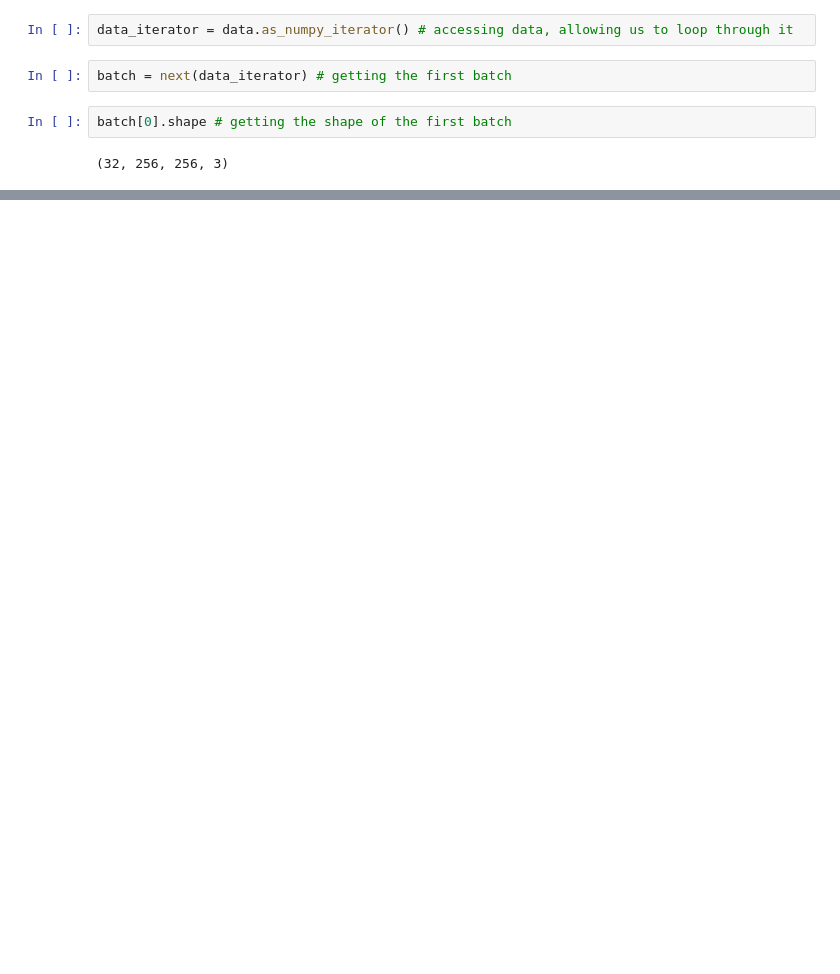
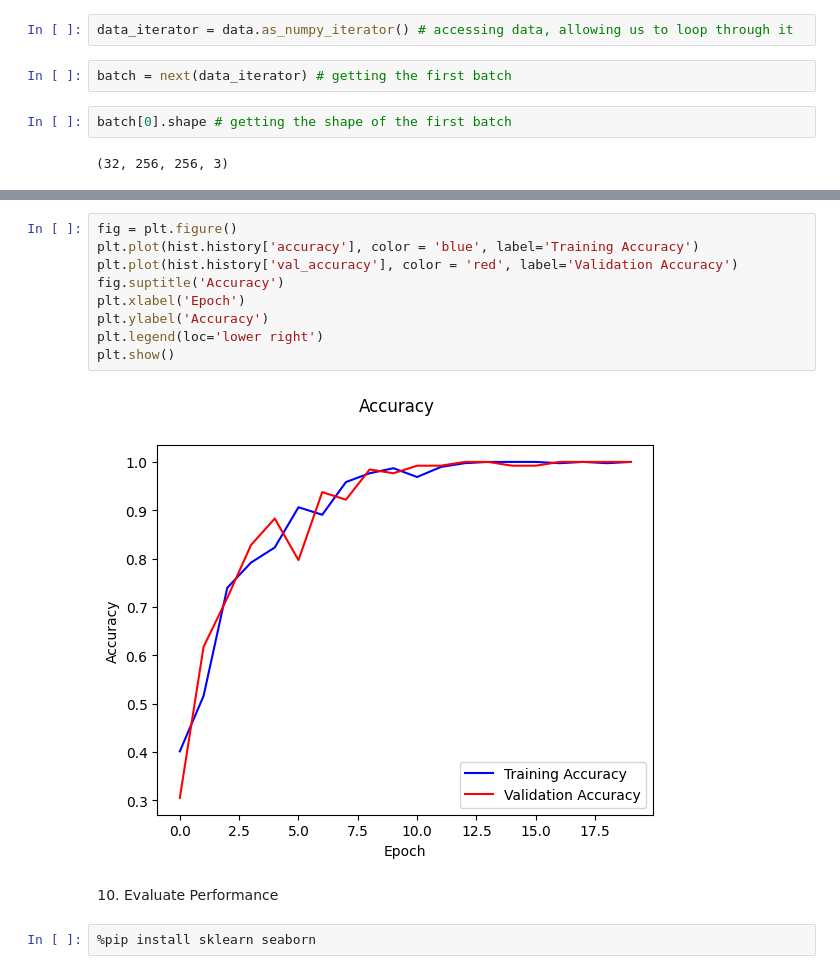
Before and after one commit to TudorPal/Plant-Recognition, a Jupyter notebook: Proiect_SRF.ipynb, the cells around one changed output, grey strips where cells are left out. Saved outputs shown, nothing was run; the diff lists cells and outputs as text; blank space fills up the shorter version.

```diff
--- a/Proiect_SRF.ipynb
+++ b/Proiect_SRF.ipynb
@@ -164,0 +290,15 @@ plt.show()
+# %%
+fig = plt.figure()
+plt.plot(hist.history['accuracy'], color = 'blue', label='Training Accuracy')
+plt.plot(hist.history['val_accuracy'], color = 'red', label='Validation Accuracy')
+fig.suptitle('Accuracy')
+plt.xlabel('Epoch')
+plt.ylabel('Accuracy')
+plt.legend(loc='lower right')
+plt.show()
+# %% [output]
+[figure, added]
+# %% [markdown]
+10. Evaluate Performance
+# %%
+%pip install sklearn seaborn
```
Also changed, not shown: parts of 38 cells of this notebook, 3 other files.
